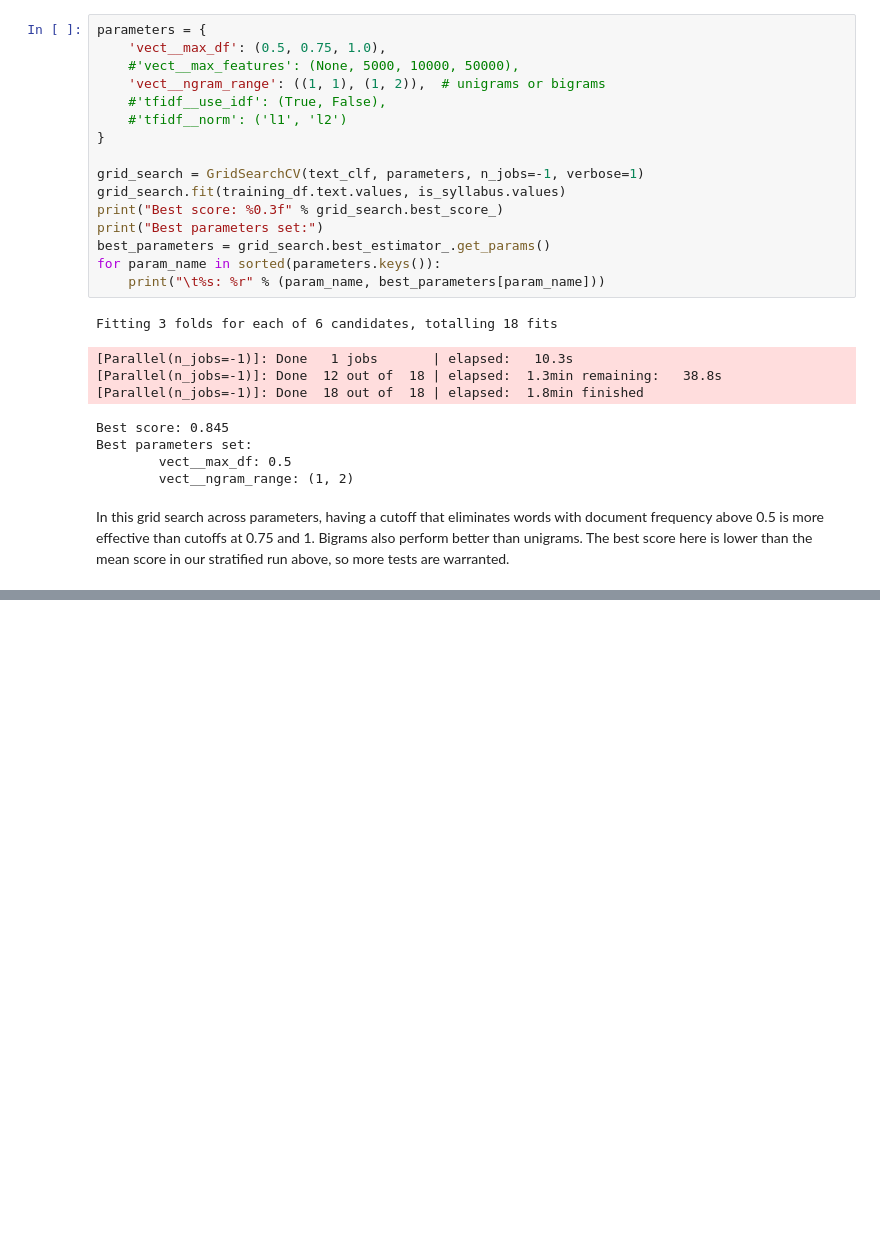
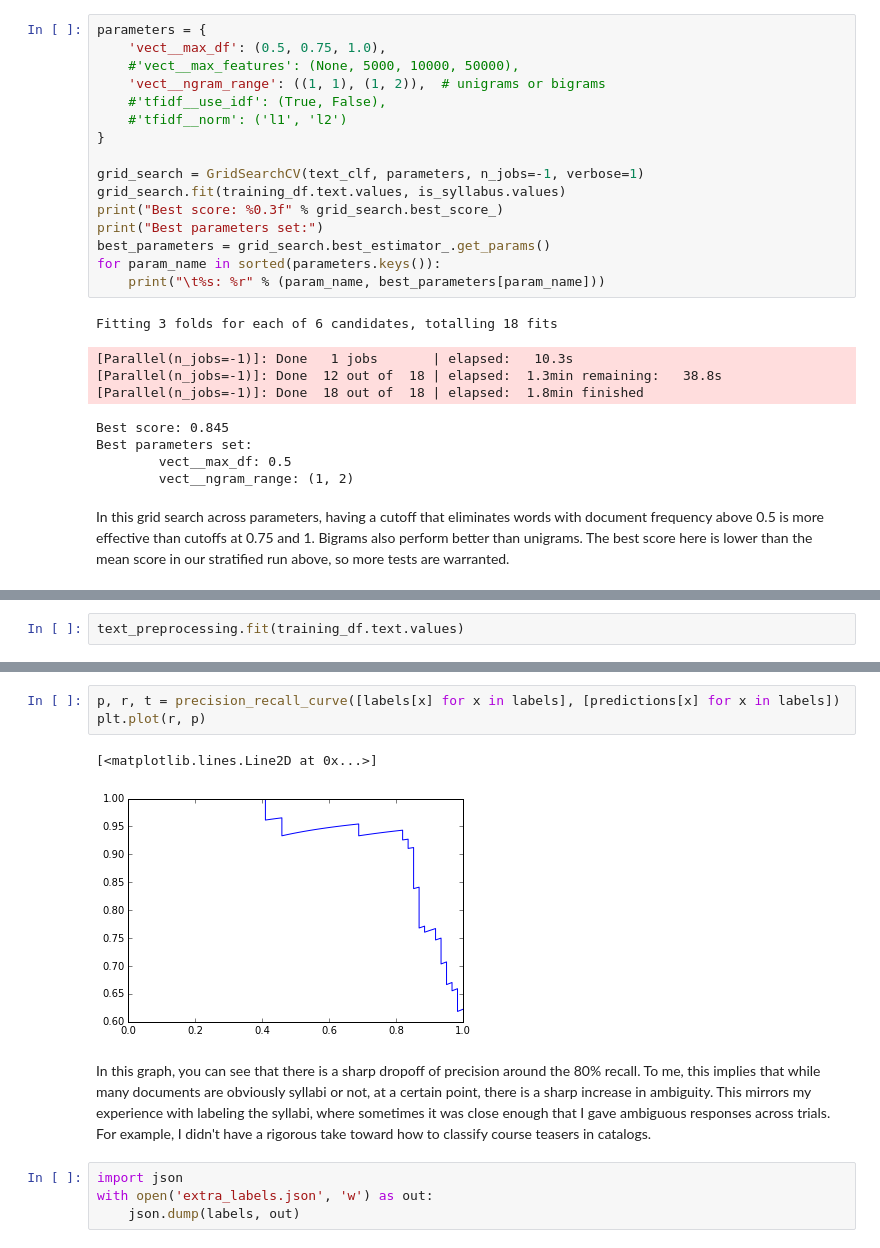
Before and after one commit to samzhang111/syllabus-classifier, a Jupyter notebook: Syllabus Classifier.ipynb, the cells around one changed output, grey strips where cells are left out. Saved outputs shown, nothing was run; the diff lists cells and outputs as text; blank space fills up the shorter version.

```diff
--- a/Syllabus Classifier.ipynb
+++ b/Syllabus Classifier.ipynb
@@ -232,0 +259,2 @@ In this grid search across parameters, having a cutoff that eliminates words wit
+# %%
+text_preprocessing.fit(training_df.text.values)
@@ -232,0 +398,12 @@ In this grid search across parameters, having a cutoff that eliminates words wit
+# %%
+p, r, t = precision_recall_curve([labels[x] for x in labels], [predictions[x] for x in labels])
+plt.plot(r, p)
+# %% [output]
+[<matplotlib.lines.Line2D at 0x...>]
+[figure, added]
+# %% [markdown]
+In this graph, you can see that there is a sharp dropoff of precision around the 80% recall. To me, this implies that while many documents are obviously syllabi or not, at a certain point, there is a sharp increase in ambiguity. This mirrors my experience with labeling the syllabi, where sometimes it was close enough that I gave ambiguous responses across trials. For example, I didn't have a rigorous take toward how to classify course teasers in catalogs.
+# %%
+import json
+with open('extra_labels.json', 'w') as out:
+    json.dump(labels, out)
```
Also changed, not shown: parts of 32 cells of this notebook, 1 other file.
